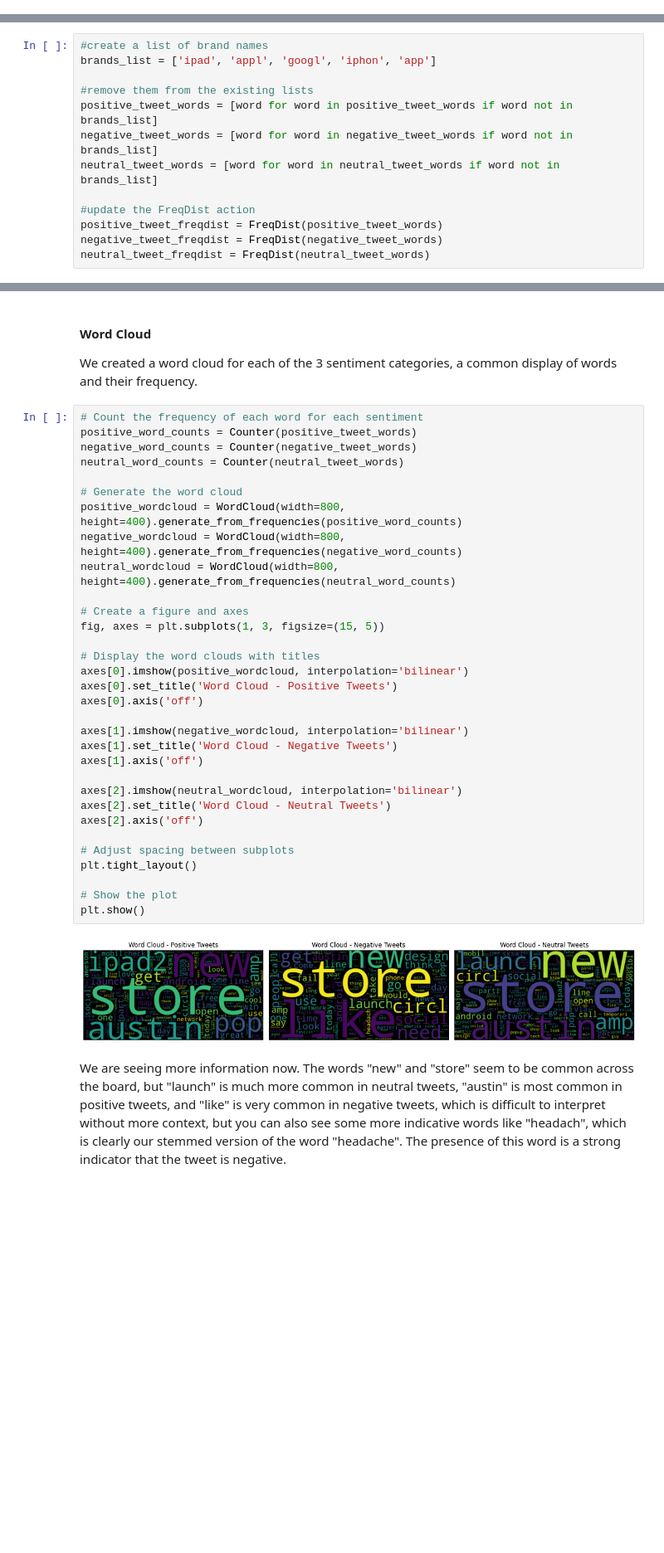
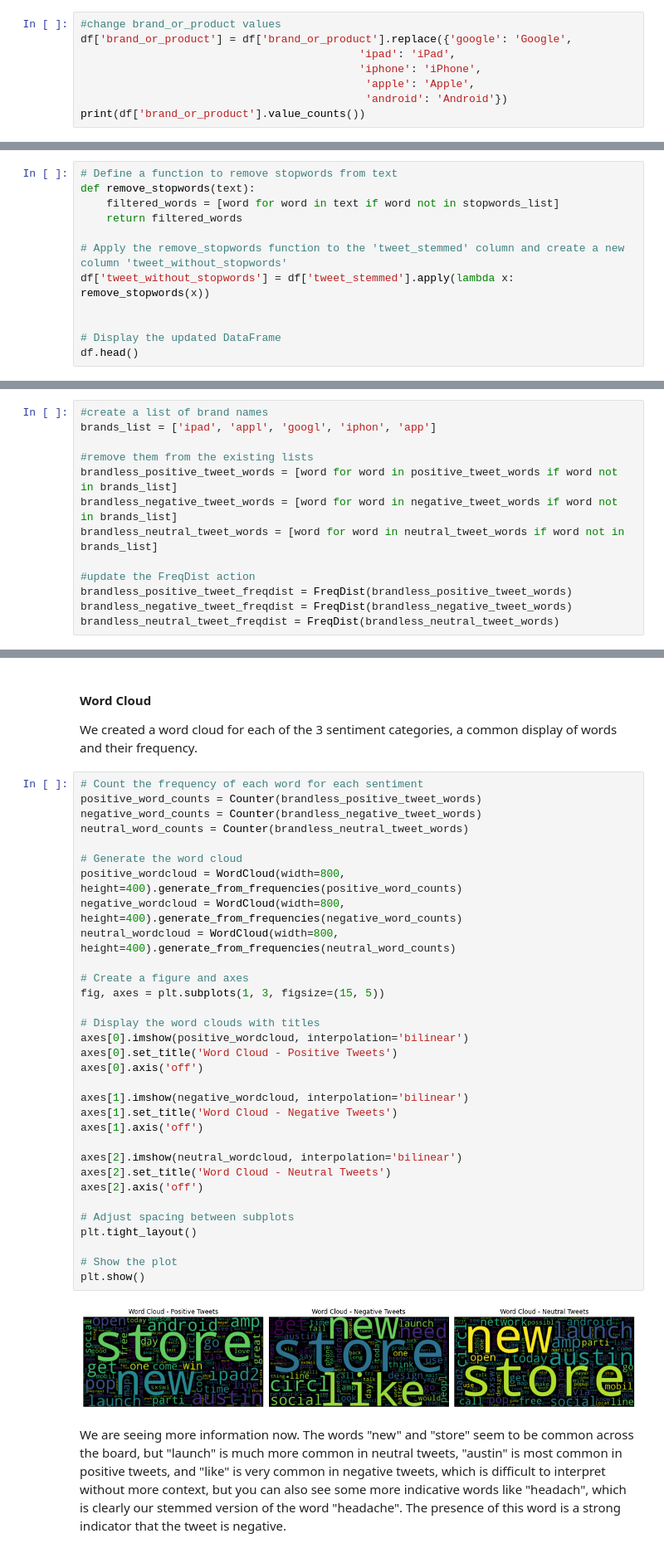
Before and after one commit to chrismiley87/tweet-project, a Jupyter notebook: notebook.ipynb, the cells around one changed output, grey strips where cells are left out. Shown at 83% size. Saved outputs shown, nothing was run; the diff lists cells and outputs as text; blank space fills up the shorter version.

```diff
--- a/notebook.ipynb
+++ b/notebook.ipynb
@@ -348,0 +371,8 @@ None
+# %%
+#change brand_or_product values
+df['brand_or_product'] = df['brand_or_product'].replace({'google': 'Google',
+                                           'ipad': 'iPad',
+                                           'iphone': 'iPhone',
+                                            'apple': 'Apple',
+                                            'android': 'Android'})
+print(df['brand_or_product'].value_counts())
@@ -612,0 +657,12 @@ stopwords_list.append('quot')
+# %%
+# Define a function to remove stopwords from text
+def remove_stopwords(text):
+    filtered_words = [word for word in text if word not in stopwords_list]
+    return filtered_words
+
+# Apply the remove_stopwords function to the 'tweet_stemmed' column and create a new column 'tweet_without_stopwords'
+df['tweet_without_stopwords'] = df['tweet_stemmed'].apply(lambda x: remove_stopwords(x))
+
+
+# Display the updated DataFrame
+df.head()
@@ -675,14 +739,14 @@ As we can see in the graphs, there is a lot of crossover between the three diffe
 brands_list = ['ipad', 'appl', 'googl', 'iphon', 'app']
 
 #remove them from the existing lists
-positive_tweet_words = [word for word in positive_tweet_words if word not in brands_list]
-negative_tweet_words = [word for word in negative_tweet_words if word not in brands_list]
-neutral_tweet_words = [word for word in neutral_tweet_words if word not in brands_list]
+brandless_positive_tweet_words = [word for word in positive_tweet_words if word not in brands_list]
+brandless_negative_tweet_words = [word for word in negative_tweet_words if word not in brands_list]
+brandless_neutral_tweet_words = [word for word in neutral_tweet_words if word not in brands_list]
 
 #update the FreqDist action
-positive_tweet_freqdist = FreqDist(positive_tweet_words)
-negative_tweet_freqdist = FreqDist(negative_tweet_words)
-neutral_tweet_freqdist = FreqDist(neutral_tweet_words)
+brandless_positive_tweet_freqdist = FreqDist(brandless_positive_tweet_words)
+brandless_negative_tweet_freqdist = FreqDist(brandless_negative_tweet_words)
+brandless_neutral_tweet_freqdist = FreqDist(brandless_neutral_tweet_words)
 # %%
 # Create subplots for the three graphs
 fig, ax = plt.subplots(1, 3, figsize=(18, 5))
@@ -718,37 +802,37 @@ We're starting to see a little bit more information. For instance, ipad2 remains
 We created a word cloud for each of the 3 sentiment categories, a common display of words and their frequency.
 # %%
 # Count the frequency of each word for each sentiment
-positive_word_counts = Counter(positive_tweet_words)
-negative_word_counts = Counter(negative_tweet_words)
-neutral_word_counts = Counter(neutral_tweet_words)
+positive_word_counts = Counter(brandless_positive_tweet_words)
+negative_word_counts = Counter(brandless_negative_tweet_words)
+neutral_word_counts = Counter(brandless_neutral_tweet_words)
 
 # Generate the word cloud
 positive_wordcloud = WordCloud(width=800, height=400).generate_from_frequencies(positive_word_counts)
 negative_wordcloud = WordCloud(width=800, height=400).generate_from_frequencies(negative_word_counts)
 neutral_wordcloud = WordCloud(width=800, height=400).generate_from_frequencies(neutral_word_counts)
 
 # Create a figure and axes
 fig, axes = plt.subplots(1, 3, figsize=(15, 5))
 
 # Display the word clouds with titles
 axes[0].imshow(positive_wordcloud, interpolation='bilinear')
 axes[0].set_title('Word Cloud - Positive Tweets')
 axes[0].axis('off')
 
 axes[1].imshow(negative_wordcloud, interpolation='bilinear')
 axes[1].set_title('Word Cloud - Negative Tweets')
 axes[1].axis('off')
 
 axes[2].imshow(neutral_wordcloud, interpolation='bilinear')
 axes[2].set_title('Word Cloud - Neutral Tweets')
 axes[2].axis('off')
 
 # Adjust spacing between subplots
 plt.tight_layout()
 
 # Show the plot
 plt.show()
 # %% [output]
-[figure, old version]
+[figure, new version]
 # %% [markdown]
 We are seeing more information now. The words "new" and "store" seem to be common across the board, but "launch" is much more common in neutral tweets, "austin" is most common in positive tweets, and "like" is very common in negative tweets, which is difficult to interpret without more context, but you can also see some more indicative words like "headach", which is clearly our stemmed version of the word "headache". The presence of this word is a strong indicator that the tweet is negative.
```
Also changed, not shown: parts of 28 cells of this notebook.
